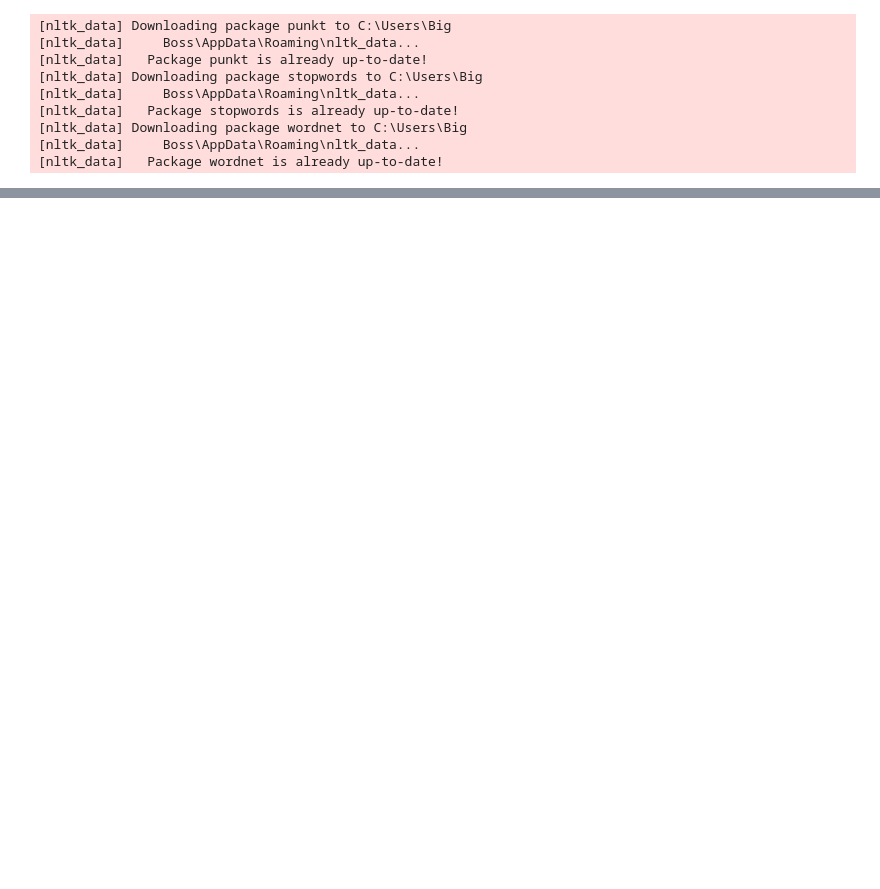
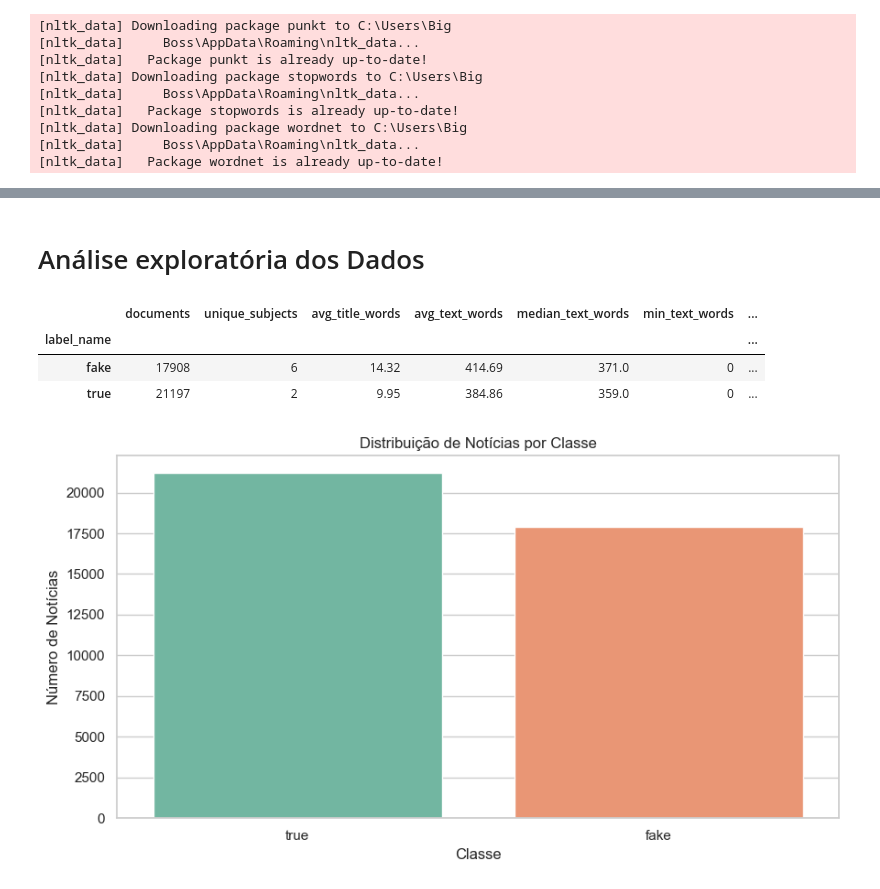
Before and after one commit to The-Andrei/Projeto-Text-Mining, a Jupyter notebook: projeto_fake_news.ipynb, the cells around one changed output, grey strips where cells are left out. Saved outputs shown, nothing was run; the diff lists cells and outputs as text; code cells hidden in the pictures; blank space fills up the shorter version.

```diff
--- a/projeto_fake_news.ipynb
+++ b/projeto_fake_news.ipynb
@@ -190,0 +93,4 @@ Pré-processamento e matrizes concluídos com sucesso e sem data leakage!
+# %%
+# Caminhos dos datasets
+TRUE_CSV = "data/True.csv"
+FAKE_CSV = "data/Fake.csv"
@@ -190,0 +147,37 @@ Pré-processamento e matrizes concluídos com sucesso e sem data leakage!
+# %% [markdown]
+# Análise exploratória dos Dados
+# %%
+# Análise exploratória dos dados - Estatísticas descritivas por classe
+dataset_stats = (
+    df_total.groupby("label_name")
+    .agg(
+        documents=("document", "count"),
+        unique_subjects=("subject", "nunique"),
+        avg_title_words=("title_length", "mean"),
+        avg_text_words=("text_length", "mean"),
+        median_text_words=("text_length", "median"),
+        min_text_words=("text_length", "min"),
+        max_text_words=("text_length", "max"),
+    )
+    .round(2)
+)
+
+display(dataset_stats)
+# %% [output]
+|  | documents | unique_subjects | avg_title_words | avg_text_words | median_text_words | min_text_words | ... |
+| label_name |  |  |  |  |  |  | ... |
+| fake | 17908 | 6 | 14.32 | 414.69 | 371.0 | 0 | ... |
+| true | 21197 | 2 | 9.95 | 384.86 | 359.0 | 0 | ... |
+# %%
+# Visualização da distribuição de notícias por classe
+counts = df_total["label_name"].value_counts()
+colors = ['#66C2A5', '#FC8D62']
+
+ax = sns.barplot(x=counts.index, y=counts.values, palette=colors)
+ax.set_title("Distribuição de Notícias por Classe")
+ax.set_xlabel("Classe")
+ax.set_ylabel("Número de Notícias")
+plt.tight_layout()
+plt.show()
+# %% [output]
+[figure, added]
```
Also changed, not shown: parts of 36 cells of this notebook, 2 other files.
